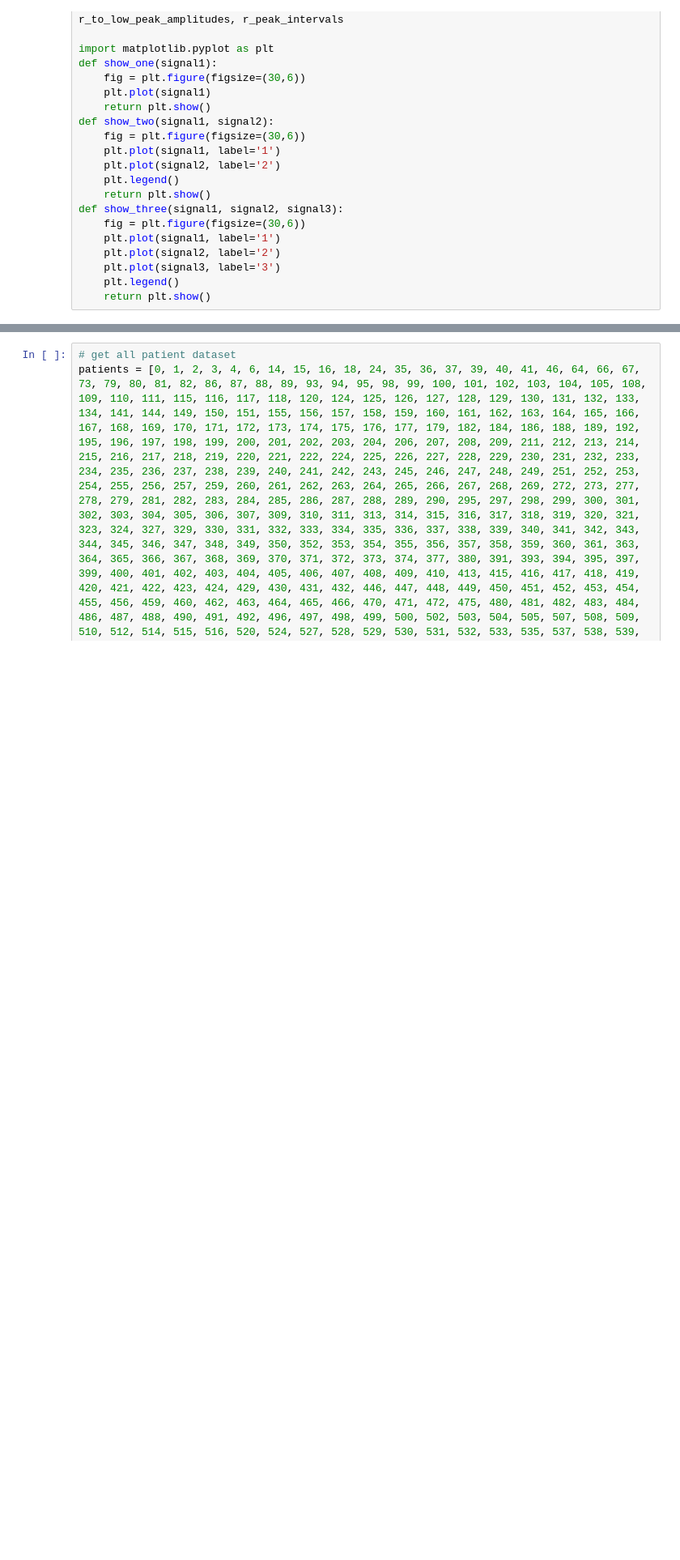
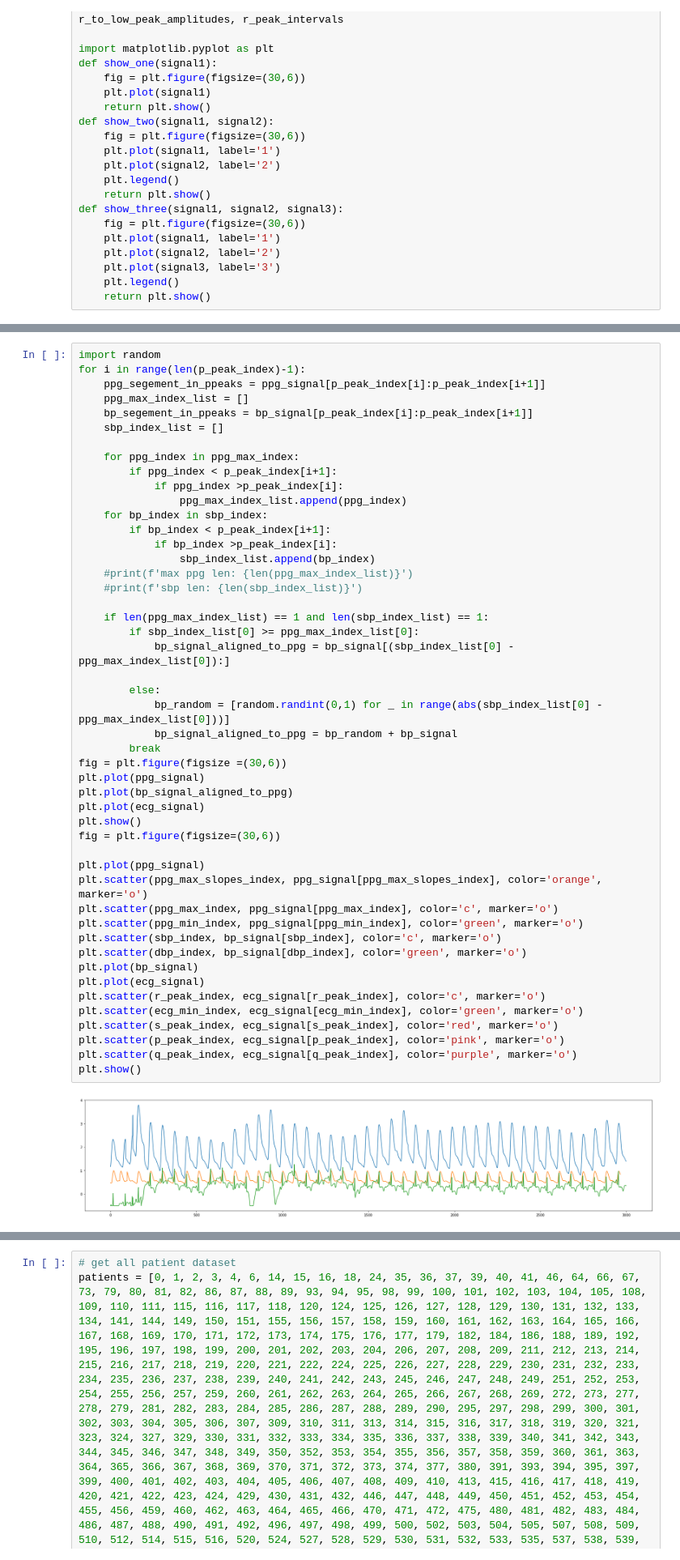
Before and after one commit to YanweiJIN/BP_Model, a Jupyter notebook: Jinyw_code/pytorch_model/30May_reextract_features.ipynb, the cells around one changed output, grey strips where cells are left out. Shown at 81% size. Saved outputs shown, nothing was run; the diff lists cells and outputs as text; blank space fills up the shorter version.

```diff
--- a/Jinyw_code/pytorch_model/30May_reextract_features.ipynb
+++ b/Jinyw_code/pytorch_model/30May_reextract_features.ipynb
@@ -256,0 +392,50 @@ a
+# %%
+import random
+for i in range(len(p_peak_index)-1):
+    ppg_segement_in_ppeaks = ppg_signal[p_peak_index[i]:p_peak_index[i+1]]
+    ppg_max_index_list = []
+    bp_segement_in_ppeaks = bp_signal[p_peak_index[i]:p_peak_index[i+1]]
+    sbp_index_list = []
+
+    for ppg_index in ppg_max_index:
+        if ppg_index < p_peak_index[i+1]:
+            if ppg_index >p_peak_index[i]:
+                ppg_max_index_list.append(ppg_index)
+    for bp_index in sbp_index:
+        if bp_index < p_peak_index[i+1]:
+            if bp_index >p_peak_index[i]:
+                sbp_index_list.append(bp_index)
+    #print(f'max ppg len: {len(ppg_max_index_list)}')
+    #print(f'sbp len: {len(sbp_index_list)}')
+
+    if len(ppg_max_index_list) == 1 and len(sbp_index_list) == 1:
+        if sbp_index_list[0] >= ppg_max_index_list[0]:
+            bp_signal_aligned_to_ppg = bp_signal[(sbp_index_list[0] - ppg_max_index_list[0]):]
+
+        else:
+            bp_random = [random.randint(0,1) for _ in range(abs(sbp_index_list[0] - ppg_max_index_list[0]))]
+            bp_signal_aligned_to_ppg = bp_random + bp_signal
+        break
+fig = plt.figure(figsize =(30,6))
+plt.plot(ppg_signal)
+plt.plot(bp_signal_aligned_to_ppg)
+plt.plot(ecg_signal)
+plt.show()
+fig = plt.figure(figsize=(30,6))
+
+plt.plot(ppg_signal)
+plt.scatter(ppg_max_slopes_index, ppg_signal[ppg_max_slopes_index], color='orange', marker='o')
+plt.scatter(ppg_max_index, ppg_signal[ppg_max_index], color='c', marker='o')
+plt.scatter(ppg_min_index, ppg_signal[ppg_min_index], color='green', marker='o')
+plt.scatter(sbp_index, bp_signal[sbp_index], color='c', marker='o')
+plt.scatter(dbp_index, bp_signal[dbp_index], color='green', marker='o')
+plt.plot(bp_signal)
+plt.plot(ecg_signal)
+plt.scatter(r_peak_index, ecg_signal[r_peak_index], color='c', marker='o')
+plt.scatter(ecg_min_index, ecg_signal[ecg_min_index], color='green', marker='o')
+plt.scatter(s_peak_index, ecg_signal[s_peak_index], color='red', marker='o')
+plt.scatter(p_peak_index, ecg_signal[p_peak_index], color='pink', marker='o')
+plt.scatter(q_peak_index, ecg_signal[q_peak_index], color='purple', marker='o')
+plt.show()
+# %% [output]
+[figure, added]
```
Also changed, not shown: parts of 11 cells of this notebook, 8 other files.
